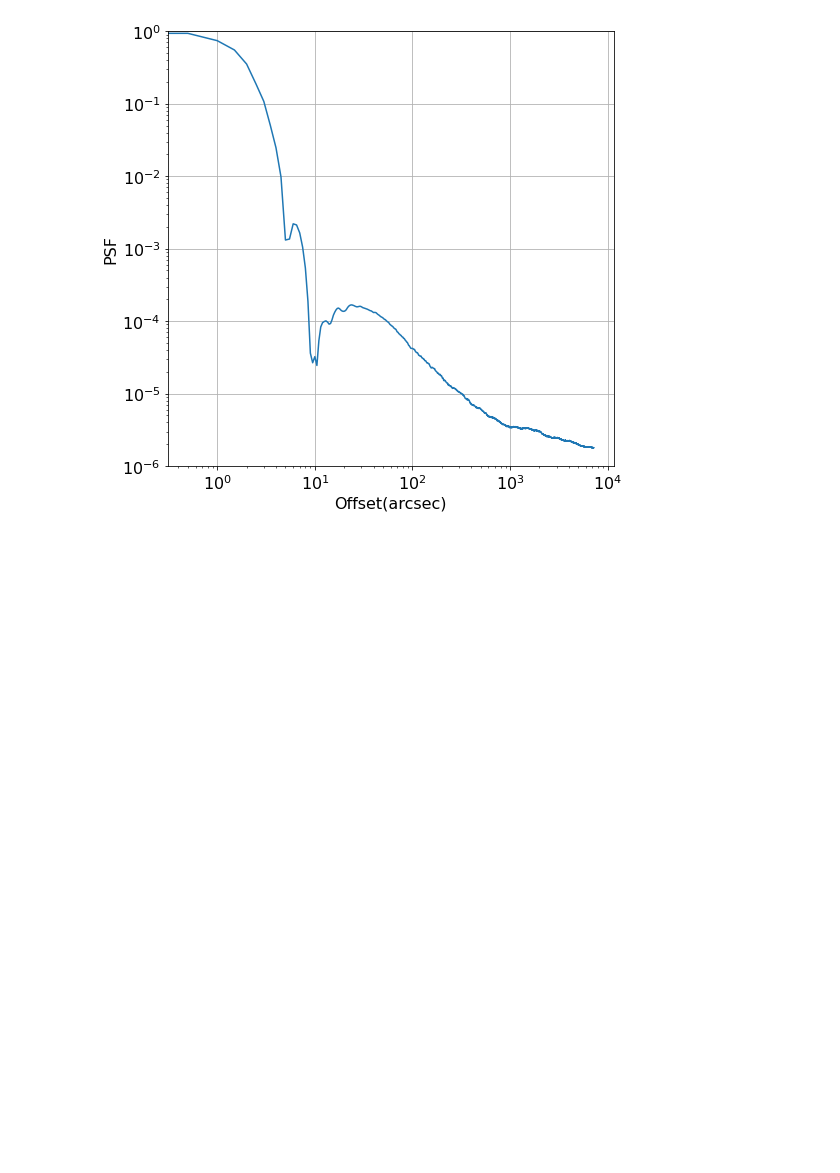
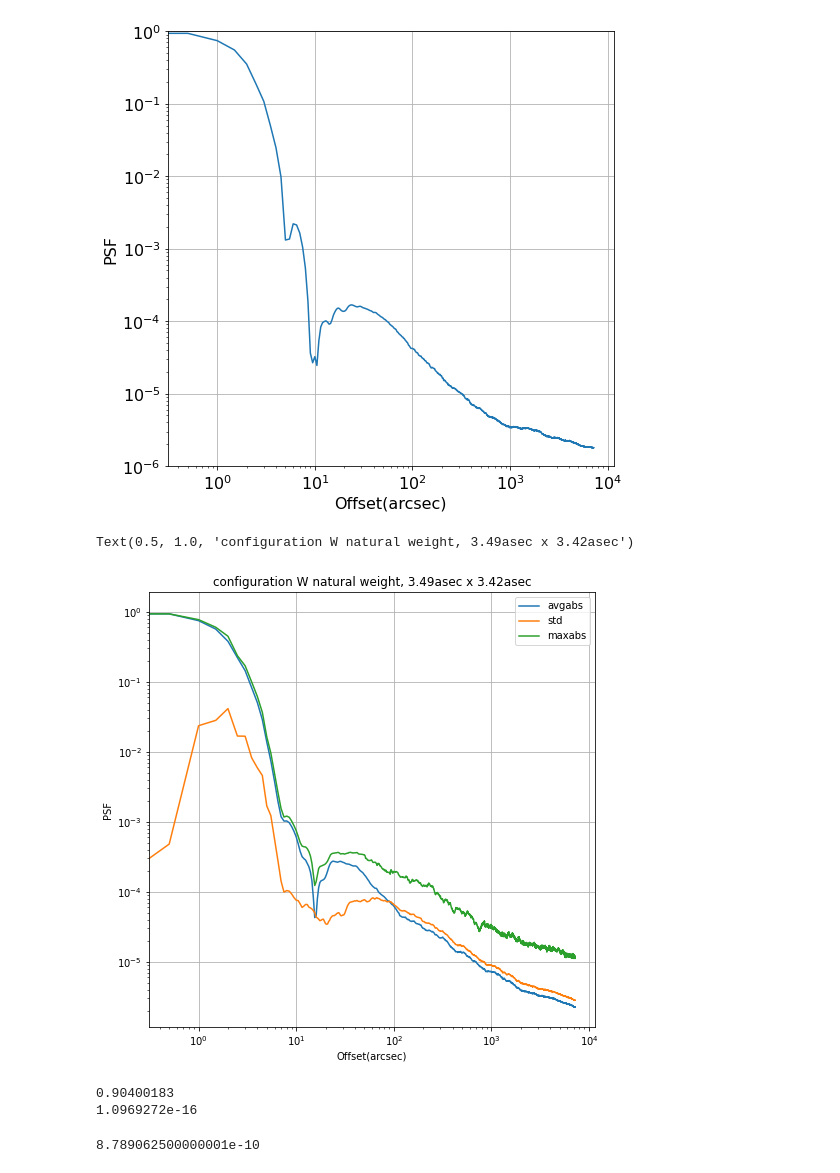
Before and after one commit to yupinghuang/sim-toolkit, a Jupyter notebook: notebooks/visualize-psf.ipynb, the cells around one changed output. Cells and saved outputs as stored; diff of their text form; code cells hidden in the pictures; blank space fills up the shorter version.

```diff
--- a/notebooks/visualize-psf.ipynb
+++ b/notebooks/visualize-psf.ipynb
@@ -138,3 +138,21 @@ plt.ylim([1e-6, 1])
 plt.savefig('/home/yuping/AI-avg.png')
 # %% [output]
 [figure]
+# %%
+dist9, average9, std9, maxabs9, avg9 = get_psf_stats2(
+    '/fastpool/data/W-15int-8000chan/15x60s-8000chan-natural-psf.fits', 2)
+# %%
+plt.figure(figsize=(8,8))
+plt.plot(dist9*60, average9, label='avgabs')
+plt.plot(dist9*60, std9, label='std')
+plt.plot(dist9*60, maxabs9, label='maxabs')
+plt.xlabel('Offset(arcsec)')
+plt.ylabel('PSF')
+plt.yscale('log')
+plt.xscale('log')
+plt.grid()
+plt.legend()
+plt.title('configuration W natural weight, 3.49asec x 3.42asec')
+# %% [output]
+Text(0.5, 1.0, 'configuration W natural weight, 3.49asec x 3.42asec')
+[figure, added]
@@ -140,0 +161,12 @@ plt.savefig('/home/yuping/AI-avg.png')
+# %%
+im, header = read_image_fits('/fastpool/data/W-15int-8000chan/15x60s-8000chan-natural-psf.fits')
+print(np.sum(im))
+print(np.abs(im).min())
+im = None
+# %% [output]
+0.90400183
+1.0969272e-16
+# %%
+0.9/(32000*32000)
+# %% [output]
+8.789062500000001e-10
```
Also changed, not shown: parts of 2 cells of this notebook, 3 other files.
